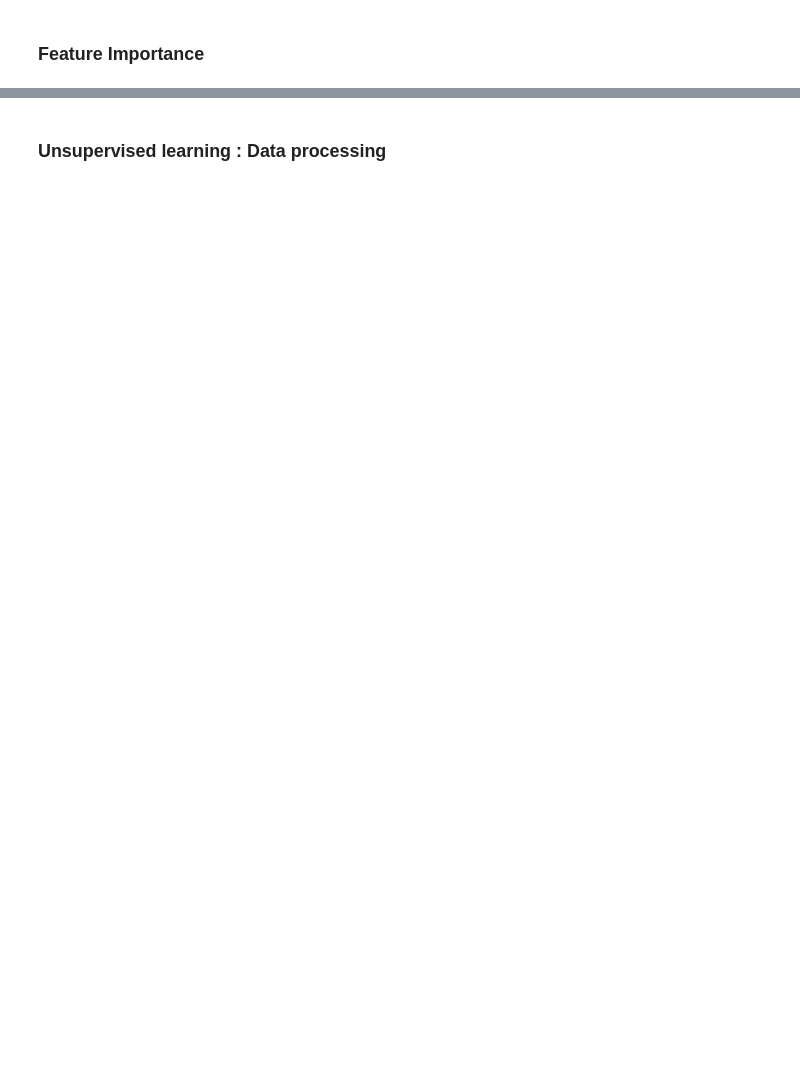
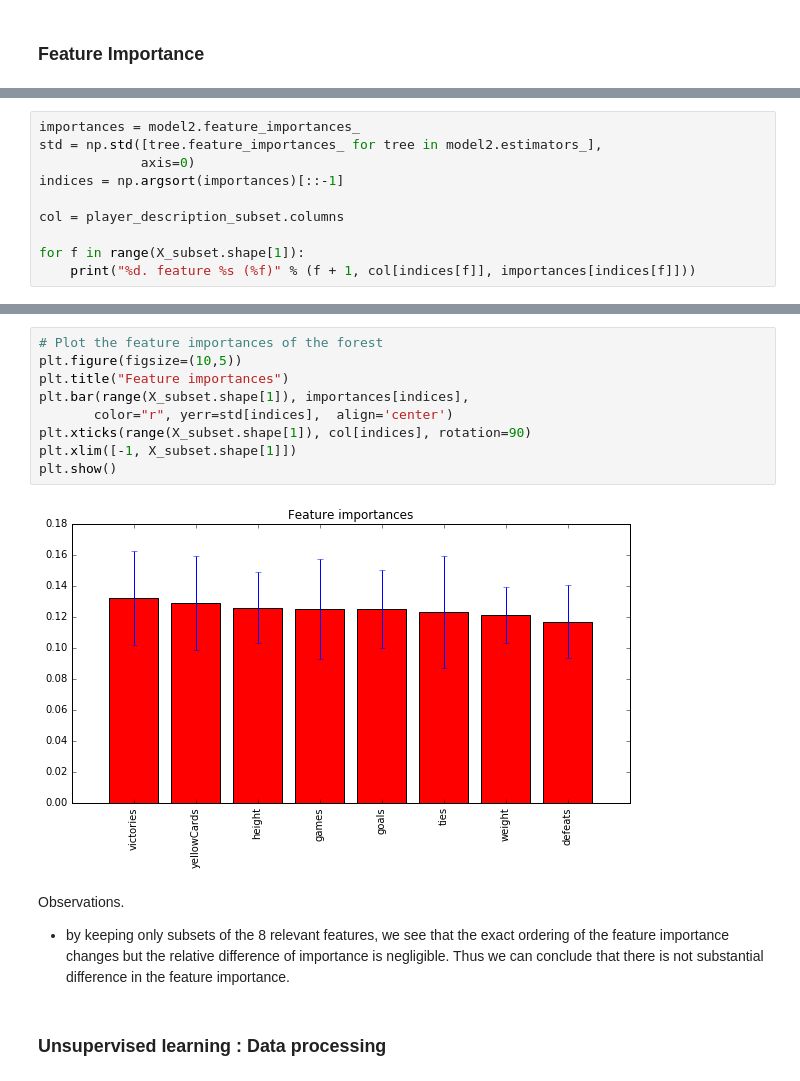
Before and after one commit to Gronlaen/data-analytics-homeworks, a Jupyter notebook: 04 - Applied ML/HW4.ipynb, the cells around one changed output, grey strips where cells are left out. Saved outputs shown, nothing was run; the diff lists cells and outputs as text; blank space fills up the shorter version.

```diff
--- a/04 - Applied ML/HW4.ipynb
+++ b/04 - Applied ML/HW4.ipynb
@@ -145,0 +224,10 @@ plt.show()
+# %%
+importances = model2.feature_importances_
+std = np.std([tree.feature_importances_ for tree in model2.estimators_],
+             axis=0)
+indices = np.argsort(importances)[::-1]
+
+col = player_description_subset.columns
+
+for f in range(X_subset.shape[1]):
+    print("%d. feature %s (%f)" % (f + 1, col[indices[f]], importances[indices[f]]))
@@ -146,2 +243,16 @@ plt.show()
+# %%
+# Plot the feature importances of the forest
+plt.figure(figsize=(10,5))
+plt.title("Feature importances")
+plt.bar(range(X_subset.shape[1]), importances[indices],
+       color="r", yerr=std[indices],  align='center')
+plt.xticks(range(X_subset.shape[1]), col[indices], rotation=90)
+plt.xlim([-1, X_subset.shape[1]])
+plt.show()
+# %% [output]
+[figure, added]
+# %% [markdown]
+Observations.
+* by keeping only subsets of the 8 relevant features, we see that the exact ordering of the feature importance changes but the relative difference of importance is negligible. Thus we can conclude that there is not substantial difference in the feature importance.
 # %% [markdown]
 ### Unsupervised learning : Data processing
```
Also changed, not shown: parts of 23 cells of this notebook.
